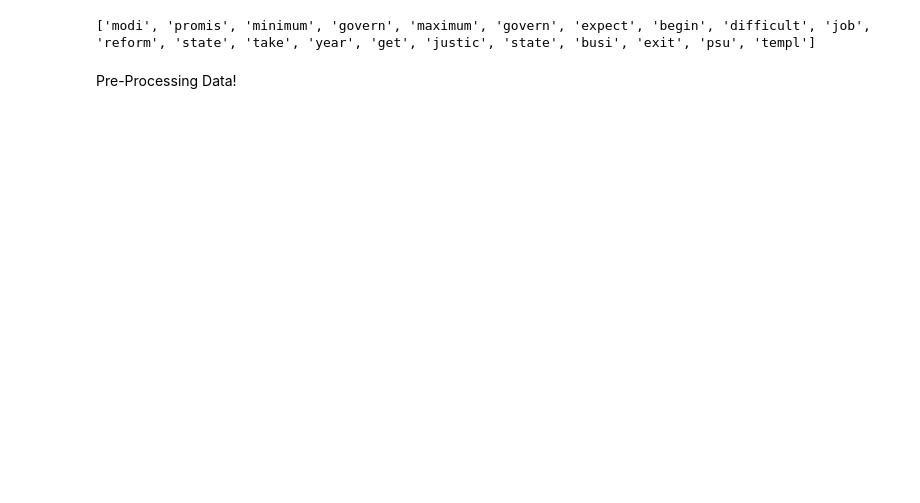
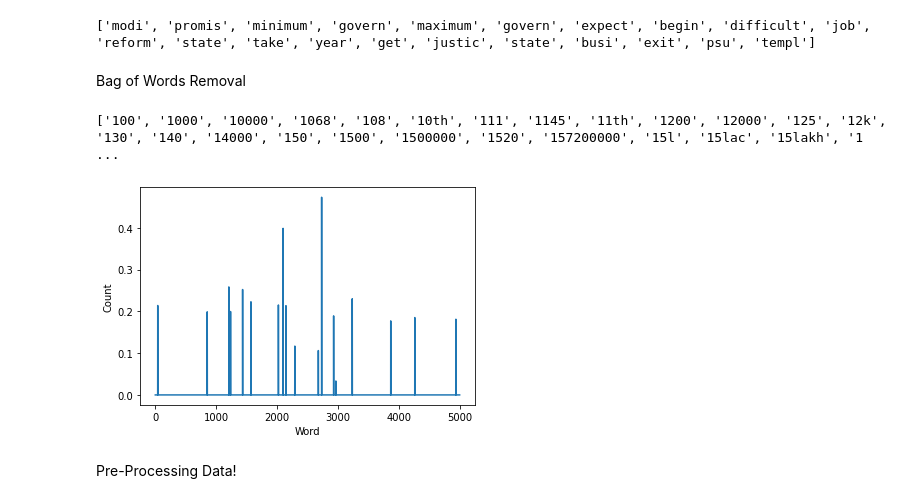
Before and after one commit to devshah21/Twitter-Sentiment-Analysis, a Jupyter notebook: Twitter_Sentiment_Analysis.ipynb, the cells around one changed output. Saved outputs shown, nothing was run; the diff lists cells and outputs as text; code cells hidden in the pictures; blank space fills up the shorter version.

Commit message:
finished BOW(bag of words) removal

```diff
--- a/Twitter_Sentiment_Analysis.ipynb
+++ b/Twitter_Sentiment_Analysis.ipynb
@@ -142,6 +142,8 @@ lengthoftweet = pd.Series([len(tweet.split()) for tweet in data1['clean_text']])
 lengthoftweet.plot(kind = 'box')
 # %% [output]
 [interactive output not drawn]
+# %%
+stemmer = PorterStemmer()
 # %%
 def tweet_to_words(tweet):
     ''' Convert tweet text into a sequence of words '''
@@ -159,2 +166,38 @@ X = list(map(tweet_to_words, data1['clean_text']))
+# %%
+y1 = pd.get_dummies(data1['category'])
+X_train, X_test, y_train, y_test = train_test_split(X, y1, test_size=0.2, random_state=1, shuffle=True, stratify=y1)
+X_train, X_val, y_train, y_val = train_test_split(X_train, y_train, test_size=0.25, random_state=1, shuffle=True, stratify=y_train)
+# %% [markdown]
+Bag of Words Removal
+# %%
+X_train = [' '.join(x) for x in X_train]
+X_test = [' '.join(x) for x in X_test]
+
+from sklearn.feature_extraction.text import TfidfVectorizer
+
+# Define the vectorizer with maximum vocabulary size of 5000
+vectorizer = TfidfVectorizer(max_features=5000, lowercase=True, stop_words='english')
+
+# Fit and transform the training data
+X_train = vectorizer.fit_transform(X_train).toarray()
+
+# Transform the testing data
+X_test = vectorizer.transform(X_test).toarray()
+# %%
+import sklearn.preprocessing as pr
+
+X_train = pr.normalize(X_train, axis=1)
+X_test  = pr.normalize(X_test, axis=1)
+# %%
+print(vectorizer.get_feature_names()[0:150])
+# %% [output]
+['100', '1000', '10000', '1068', '108', '10th', '111', '1145', '11th', '1200', '12000', '125', '12k', '130', '140', '14000', '150', '1500', '1500000', '1520', '157200000', '15l', '15lac', '15lakh', '1 ...
+# %%
+plt.plot(X_train[1,:])
+plt.xlabel('Word')
+plt.ylabel('Count')
+plt.show()
+# %% [output]
+[figure, added]
 # %% [markdown]
 Pre-Processing Data!
```
Also changed, not shown: parts of 6 cells of this notebook.
